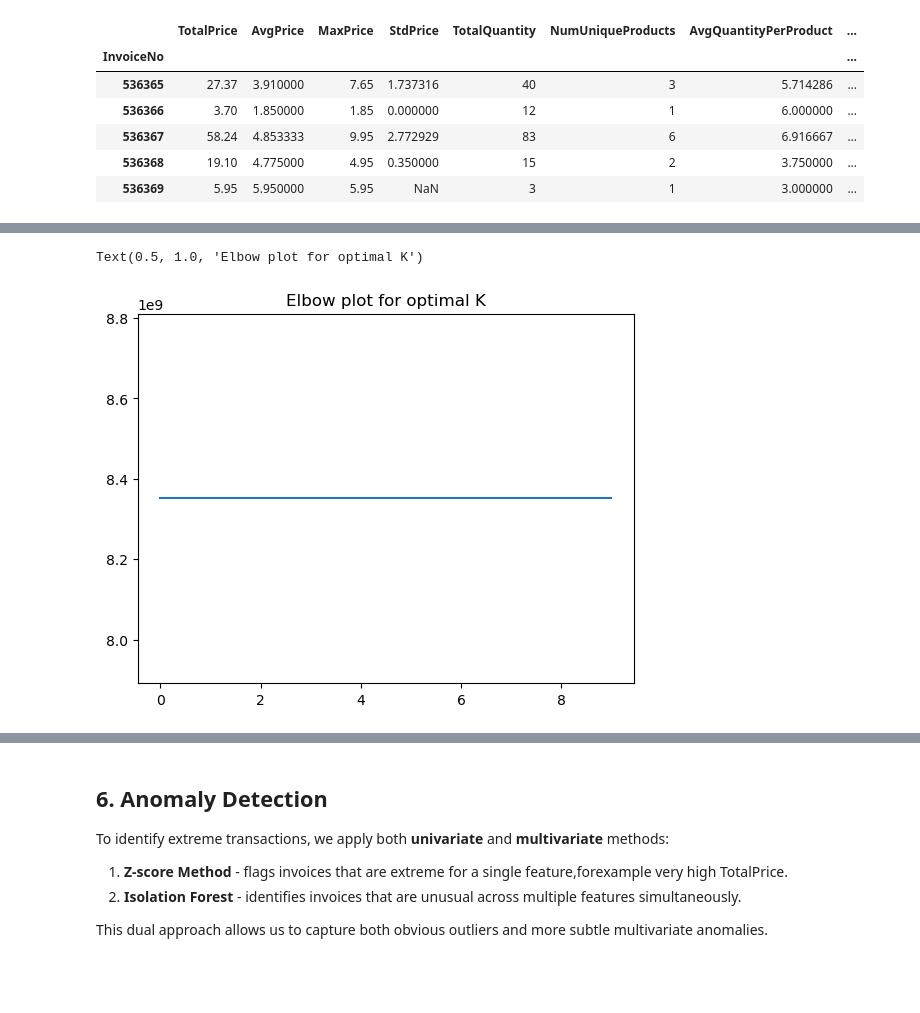
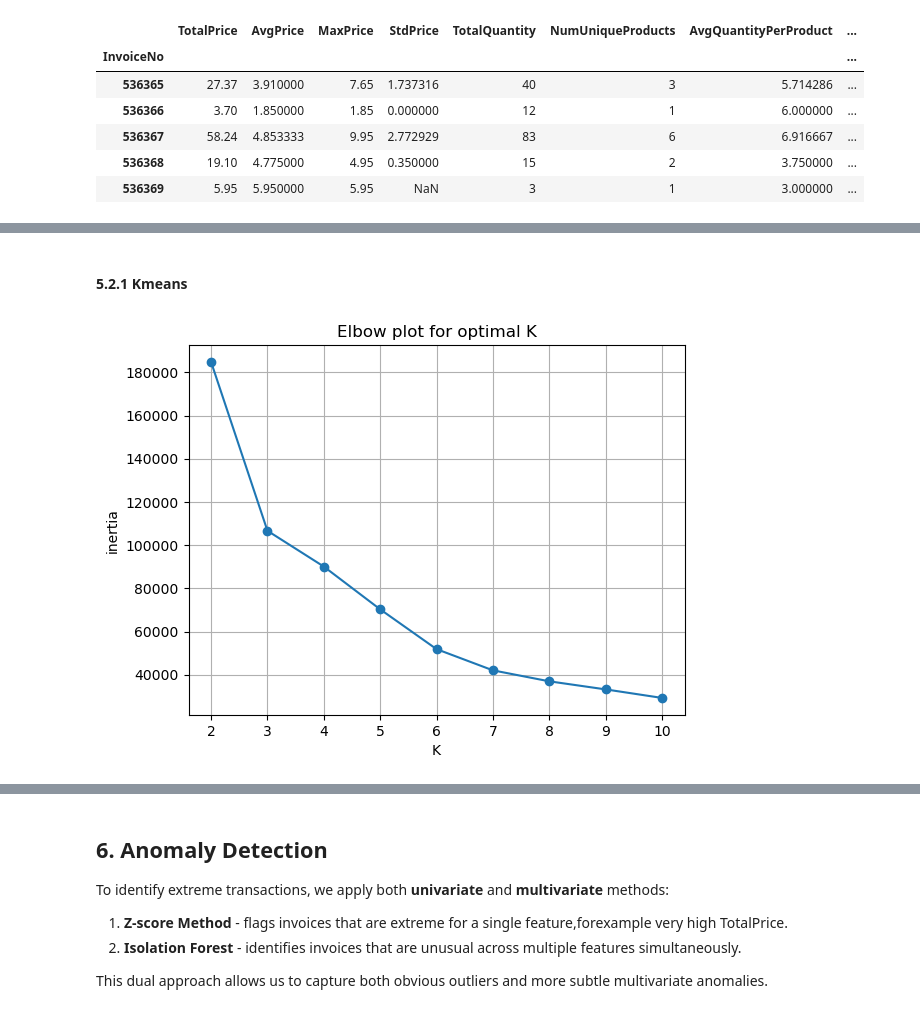
Before and after one commit to NouRALsaidD/data_mining_2026, a Jupyter notebook: data_mining_project_template.ipynb, the cells around one changed output, grey strips where cells are left out. Cells and saved outputs as stored; diff of their text form; code cells hidden in the pictures; blank space fills up the shorter version.

Commit message:
Added comments and some changes to clustering algorithms

```diff
--- a/data_mining_project_template.ipynb
+++ b/data_mining_project_template.ipynb
@@ -430,0 +548,7 @@ plt.scatter(X.iloc[:, 0], X.iloc[:, 1])
+# %%
+X = X_test
+# %%
+from sklearn.preprocessing import RobustScaler
+
+scaler = RobustScaler()
+X_scaled = scaler.fit_transform(X[["TotalPrice", "TotalQuantity"]])
@@ -430,0 +565,6 @@ plt.scatter(X.iloc[:, 0], X.iloc[:, 1])
+# %%
+X["TotalPriceNorm"] = X_scaled[:, 0]
+X["TotalQuantityNorm"] = X_scaled[:, 1]
+
+X = X[["TotalPriceNorm", "TotalQuantityNorm", "CountryEncoded"]]
+X[["TotalPriceNorm", "TotalQuantityNorm"]].describe()
@@ -431,6 +597,8 @@ plt.scatter(X.iloc[:, 0], X.iloc[:, 1])
 # %%
 # Implement clustering algorithm here
 labels = None
+# %% [markdown]
+#### 5.2.1 Kmeans
 # %%
 from sklearn.cluster import KMeans
 from sklearn.metrics import silhouette_score
@@ -438,19 +606,27 @@ from sklearn.metrics import silhouette_score
 elbow_score = []
 silhouette_scores = []
 
-K = range(10)
+# insert 2 zeros at start so that when we call kmeans[2]
+# then it means kmeans where k = 2
+kmeans = [0, 0]
+
+K = range(2, 11)
 
 for k in K:
-    kmeans= KMeans(n_clusters=2, random_state=0).fit(X)
-    elbow_score.append(kmeans.inertia_)
+    kmean= KMeans(n_clusters=k, init='k-means++').fit(X)
+    kmeans.append(kmean)
 
-    score = silhouette_score(X, kmeans.labels_)
+    elbow_score.append(kmean.inertia_)
+
+    score = silhouette_score(X, kmean.labels_)
     silhouette_scores.append(score)
 # %%
-plt.plot(K, elbow_score)
+plt.plot(K, elbow_score, '-o')
 plt.title('Elbow plot for optimal K')
 plt.xlabel('K')
 plt.ylabel('inertia')
+plt.xticks(K)
+plt.grid()
+plt.show()
 # %% [output]
-Text(0.5, 1.0, 'Elbow plot for optimal K')
-[figure, old version]
+[figure, new version]
```
Also changed, not shown: parts of 59 cells of this notebook.
